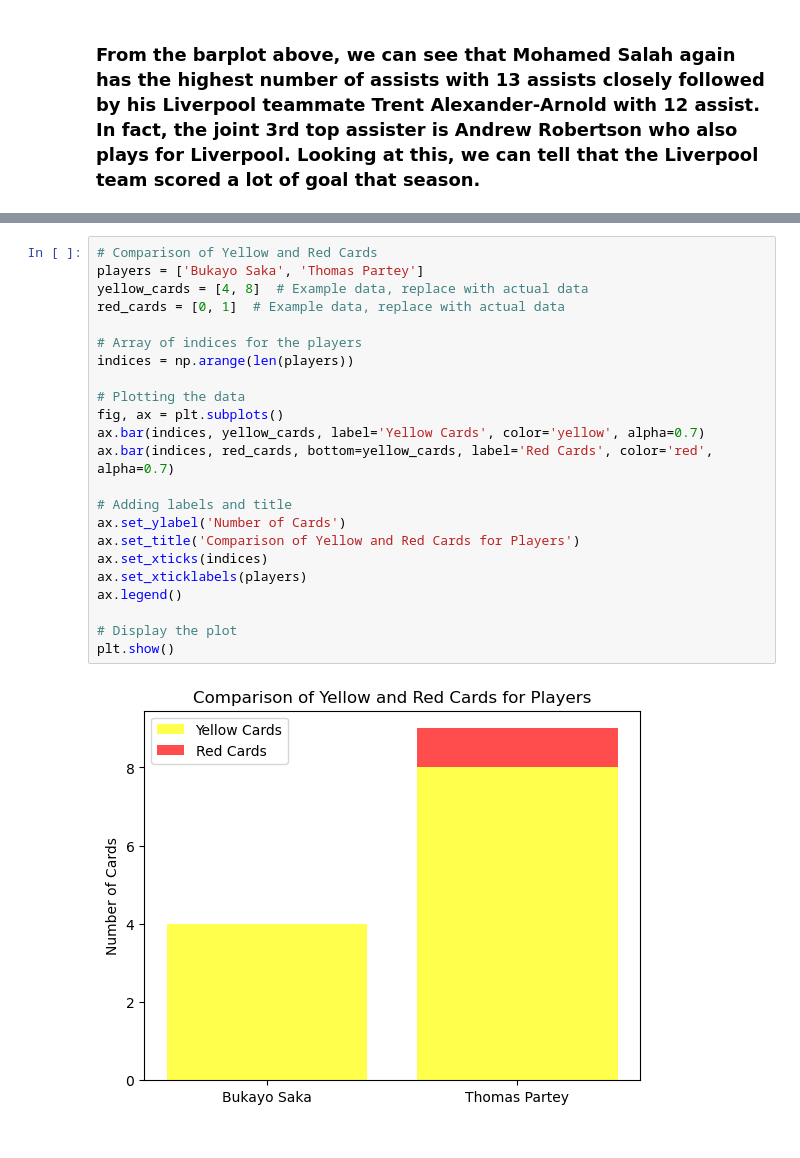
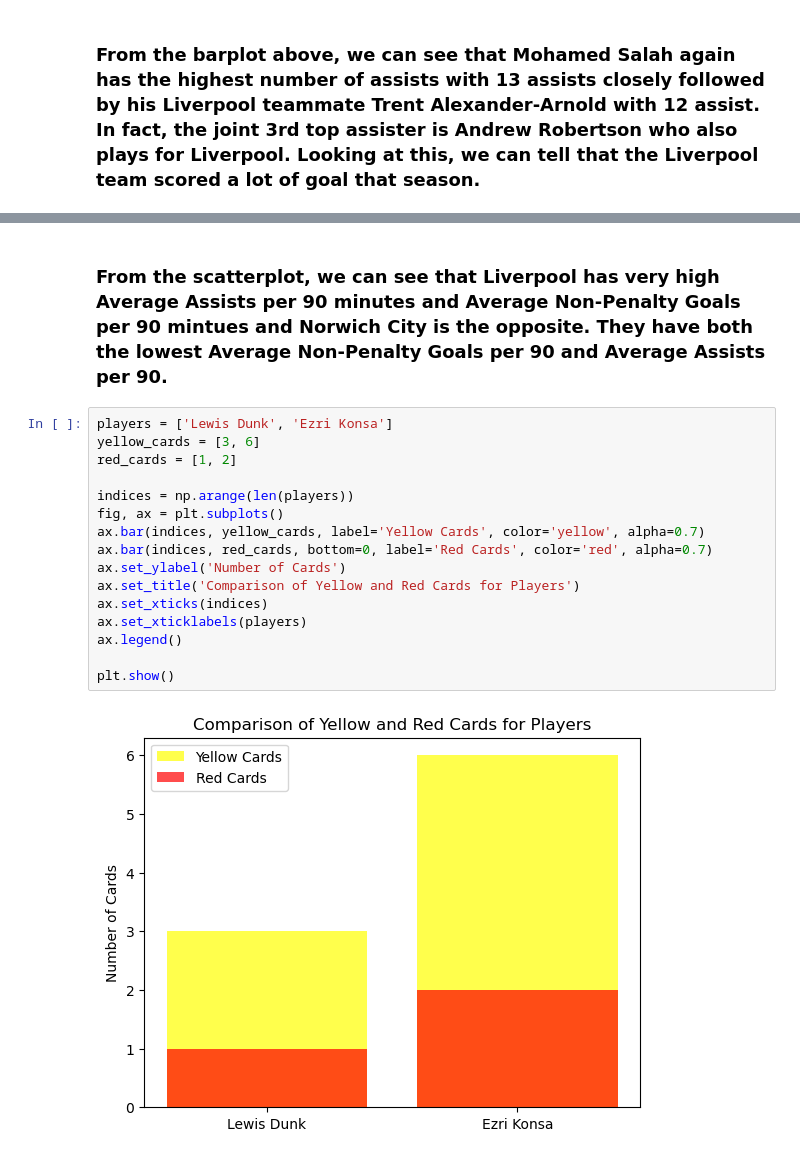
Before and after one commit to aasnayem/Soccer, a Jupyter notebook: SoccerData.ipynb, the cells around one changed output, grey strips where cells are left out. Cells and saved outputs as stored; diff of their text form.

```diff
--- a/SoccerData.ipynb
+++ b/SoccerData.ipynb
@@ -215,25 +215,20 @@ plt.show()
+# %% [markdown]
+### From the scatterplot, we can see that Liverpool has very high Average Assists per 90 minutes and Average Non-Penalty Goals per 90 mintues and Norwich City is the opposite. They have both the lowest Average Non-Penalty Goals per 90 and Average Assists per 90.
 # %%
-# Comparison of Yellow and Red Cards
-players = ['Bukayo Saka', 'Thomas Partey']
-yellow_cards = [4, 8]  # Example data, replace with actual data
-red_cards = [0, 1]  # Example data, replace with actual data
+players = ['Lewis Dunk', 'Ezri Konsa']
+yellow_cards = [3, 6]
+red_cards = [1, 2]
 
-# Array of indices for the players
 indices = np.arange(len(players))
-
-# Plotting the data
 fig, ax = plt.subplots()
 ax.bar(indices, yellow_cards, label='Yellow Cards', color='yellow', alpha=0.7)
-ax.bar(indices, red_cards, bottom=yellow_cards, label='Red Cards', color='red', alpha=0.7)
-
-# Adding labels and title
+ax.bar(indices, red_cards, bottom=0, label='Red Cards', color='red', alpha=0.7)
 ax.set_ylabel('Number of Cards')
 ax.set_title('Comparison of Yellow and Red Cards for Players')
 ax.set_xticks(indices)
 ax.set_xticklabels(players)
 ax.legend()
 
-# Display the plot
 plt.show()
 # %% [output]
-[figure, old version]
+[figure, new version]
```
Also changed, not shown: parts of 7 cells of this notebook.
